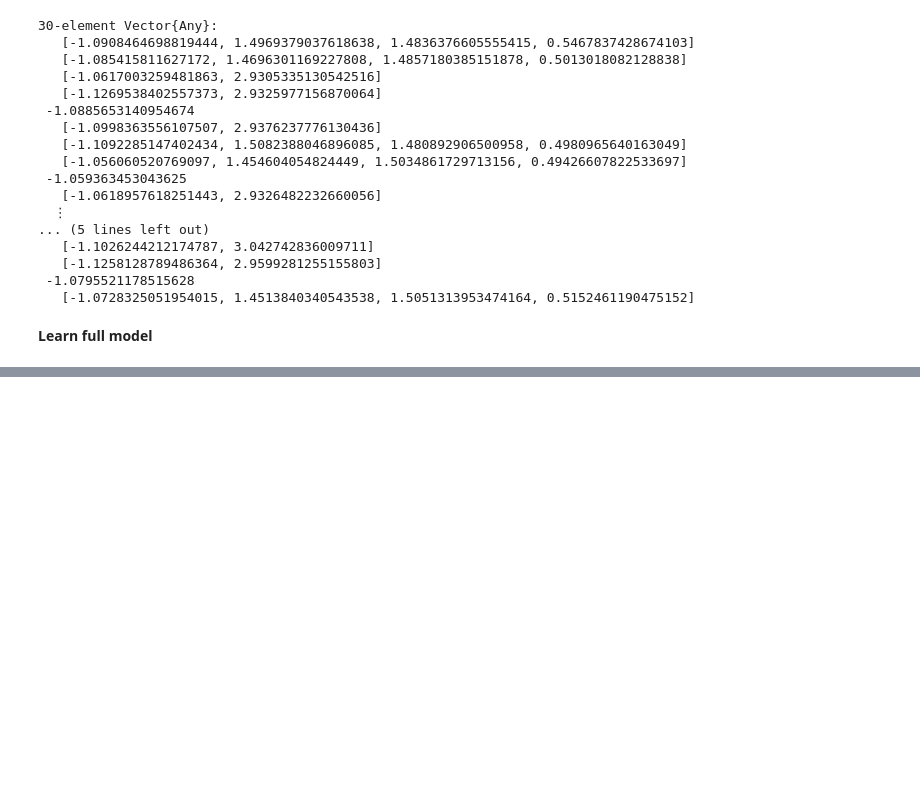
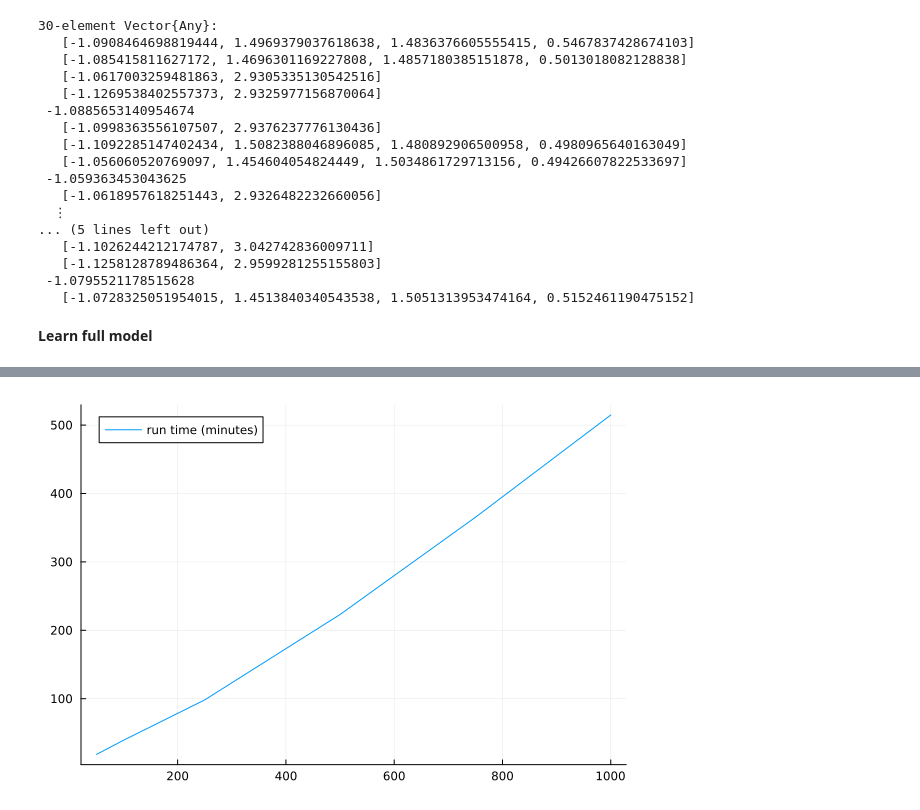
Before and after one commit to dc165/BBVI, a Jupyter notebook: DCM_model/BBVI for DCM.ipynb, the cells around one changed output, grey strips where cells are left out. Drawn from its saved outputs; the diff is of its cells as text; code cells hidden in the pictures; blank space fills up the shorter version.

```diff
--- a/DCM_model/BBVI for DCM.ipynb
+++ b/DCM_model/BBVI for DCM.ipynb
@@ -430,0 +516,4 @@ save_object("BBVI_mu_star.jld2", model.mu_star)
+# %%
+plot(sample_sizes, runtimes/60, label = "run time (minutes)")
+# %% [output]
+[figure, added]
```
Also changed, not shown: parts of 19 cells of this notebook, 2 other files.
